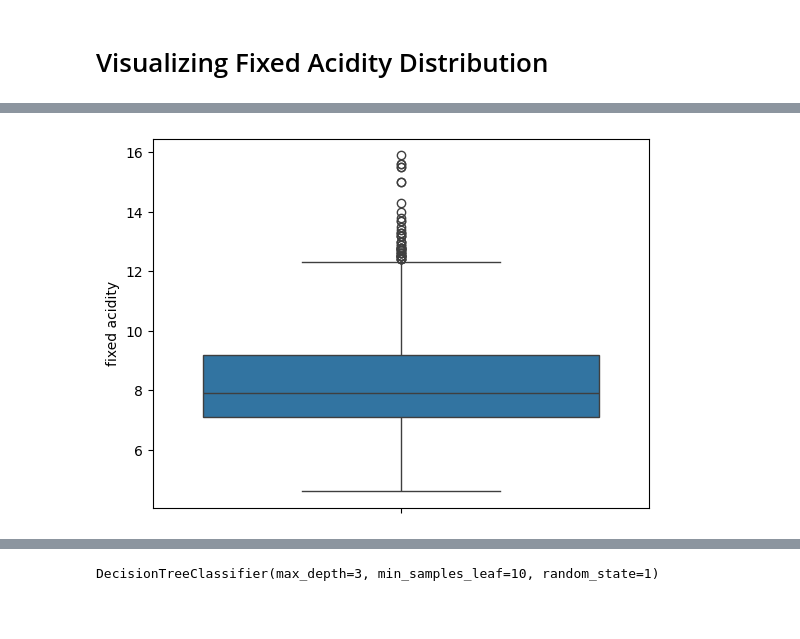
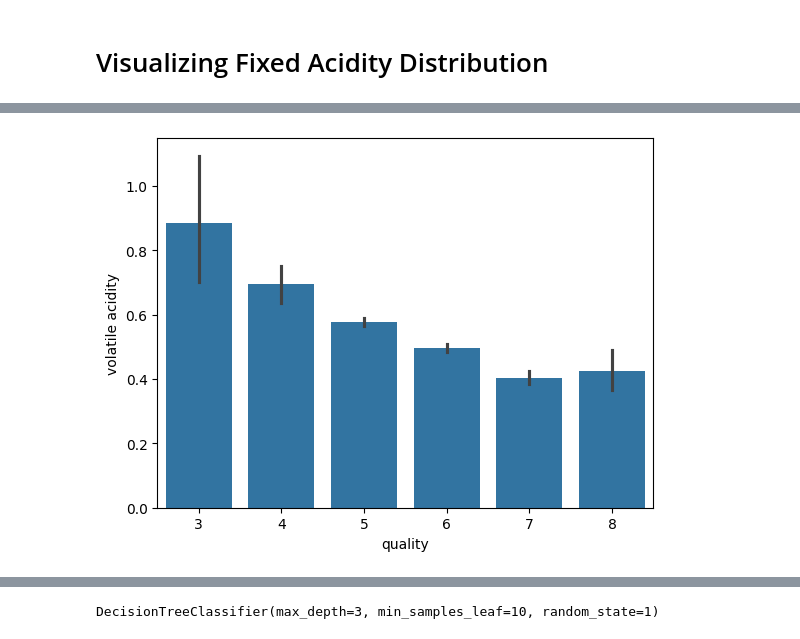
Before and after one commit to Kai-Kun-1/AI-ML-course, a Jupyter notebook: DT_wine.ipynb, the cells around one changed output, grey strips where cells are left out. Cells and saved outputs as stored; diff of their text form; code cells hidden in the pictures; blank space fills up the shorter version.

```diff
--- a/DT_wine.ipynb
+++ b/DT_wine.ipynb
@@ -25,7 +25,9 @@ from sklearn.metrics import classification_report
 red_wine_url = "https://archive.ics.uci.edu/ml/machine-learning-databases/wine-quality/winequality-red.csv"
 df = pd.read_csv(red_wine_url, sep=';') # Wine Quality datasets often use semicolon as a separator
 
-display(df.head()) # To view first 5 rows
+
+wine = pd.read_csv(red_wine_url, sep=';')
+wine.head()
 # %% [output]
 |  | fixed acidity | volatile acidity | citric acid | residual sugar | chlorides | free sulfur dioxide | ... |
 | 0 | 7.4 | 0.70 | 0.00 | 1.9 | 0.076 | 11.0 | ... |
@@ -38,6 +64,6 @@ display(df.head()) # To view first 5 rows
 # %%
-# Boxplot for fixed acidity after outlier treatment
-sns.boxplot(y=df['fixed acidity'])
+# Boxplot for volatile acidity after outlier treatment
+sns.barplot(x = 'quality', y = 'volatile acidity', data = wine)
 plt.show()
 # %% [output]
-[figure, old version]
+[figure, new version]
```
Also changed, not shown: parts of 4 cells of this notebook.
